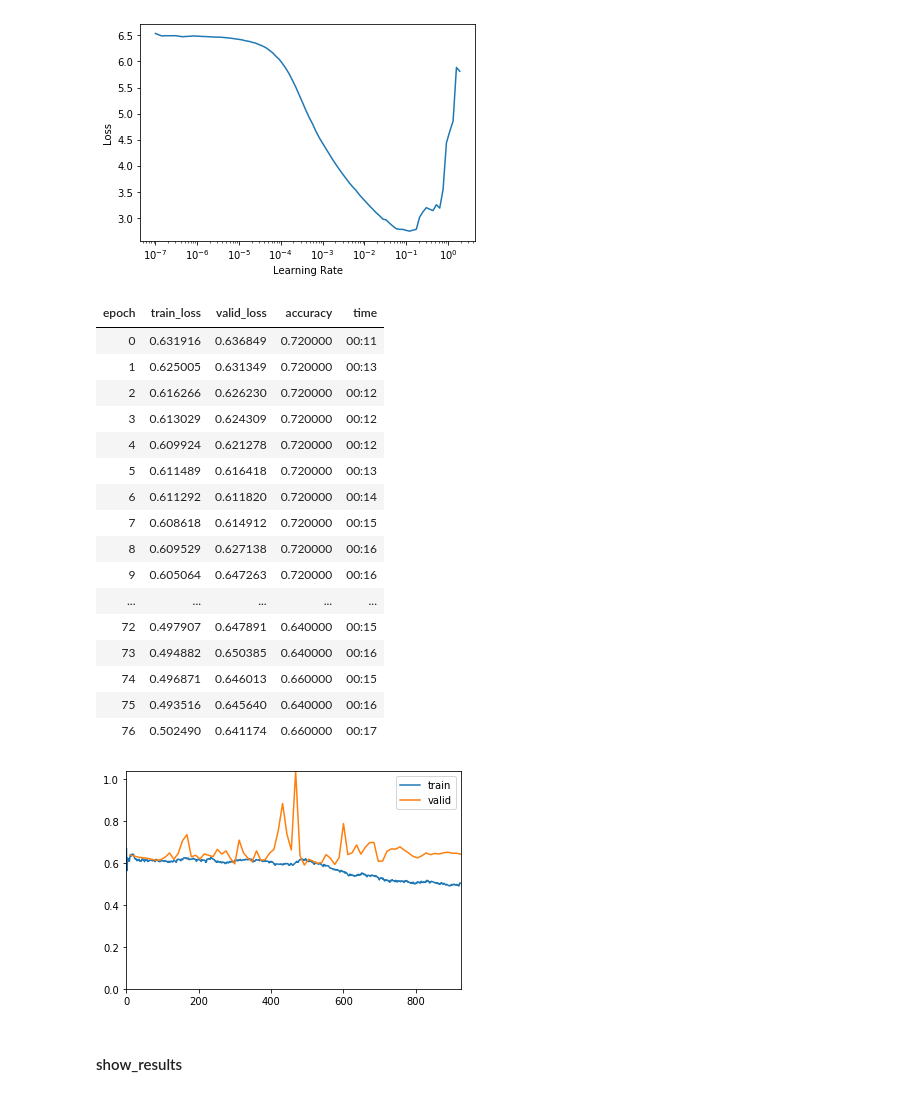
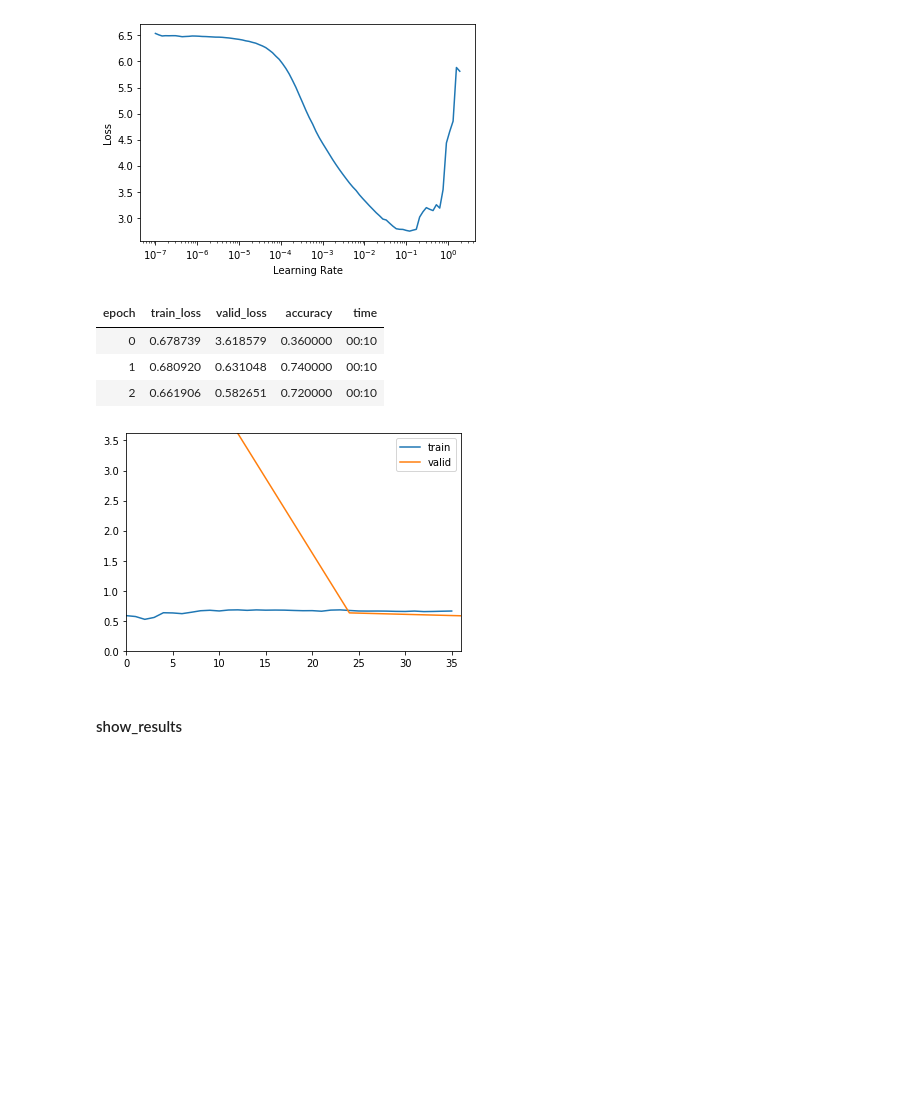
Before and after one commit to asvcode/MedicalImaging, a Jupyter notebook: _notebooks/2020-04-29-Starting-With-Medical-Imaging.ipynb, the cells around one changed output. Cells and saved outputs as stored; diff of their text form; code cells hidden in the pictures; blank space fills up the shorter version.

```diff
--- a/_notebooks/2020-04-29-Starting-With-Medical-Imaging.ipynb
+++ b/_notebooks/2020-04-29-Starting-With-Medical-Imaging.ipynb
@@ -356,29 +356,13 @@ SuggestedLRs(lr_min=0.012022644281387329, lr_steep=0.0003311311302240938)
 [figure]
 # %%
 learn.unfreeze()
-learn.fit_one_cycle(7, slice(1e-2))
+learn.fit_one_cycle(3, slice(1e-2))
+# %% [output]
+| epoch | train_loss | valid_loss | accuracy | time |
+| 0 | 0.678739 | 3.618579 | 0.360000 | 00:10 |
+| 1 | 0.680920 | 0.631048 | 0.740000 | 00:10 |
+| 2 | 0.661906 | 0.582651 | 0.720000 | 00:10 |
+[figure, added]
-# %%
-learn.freeze()
-learn.fit_one_cycle(77, slice(1e-3))
-# %% [output]
-| epoch | train_loss | valid_loss | accuracy | time |
-| 0 | 0.631916 | 0.636849 | 0.720000 | 00:11 |
-| 1 | 0.625005 | 0.631349 | 0.720000 | 00:13 |
-| 2 | 0.616266 | 0.626230 | 0.720000 | 00:12 |
-| 3 | 0.613029 | 0.624309 | 0.720000 | 00:12 |
-| 4 | 0.609924 | 0.621278 | 0.720000 | 00:12 |
-| 5 | 0.611489 | 0.616418 | 0.720000 | 00:13 |
-| 6 | 0.611292 | 0.611820 | 0.720000 | 00:14 |
-| 7 | 0.608618 | 0.614912 | 0.720000 | 00:15 |
-| 8 | 0.609529 | 0.627138 | 0.720000 | 00:16 |
-| 9 | 0.605064 | 0.647263 | 0.720000 | 00:16 |
-| ... | ... | ... | ... | ... |
-| 72 | 0.497907 | 0.647891 | 0.640000 | 00:15 |
-| 73 | 0.494882 | 0.650385 | 0.640000 | 00:16 |
-| 74 | 0.496871 | 0.646013 | 0.660000 | 00:15 |
-| 75 | 0.493516 | 0.645640 | 0.640000 | 00:16 |
-| 76 | 0.502490 | 0.641174 | 0.660000 | 00:17 |
-[figure, removed]
 # %% [markdown]
 #### show_results
 # %% [markdown]
```
Also changed, not shown: parts of 7 cells of this notebook.
